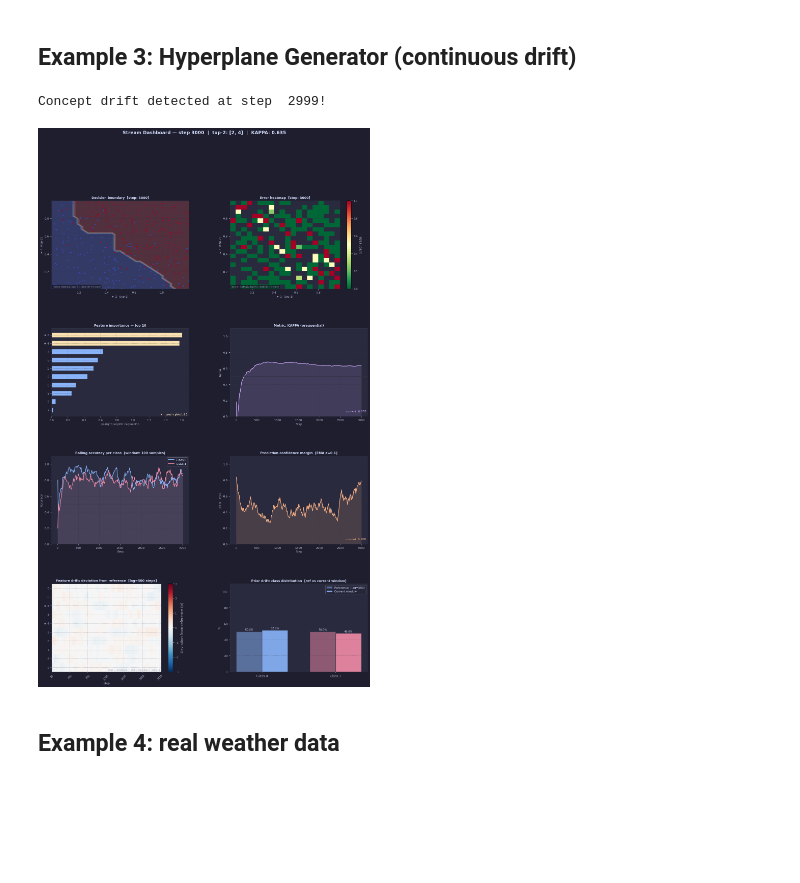
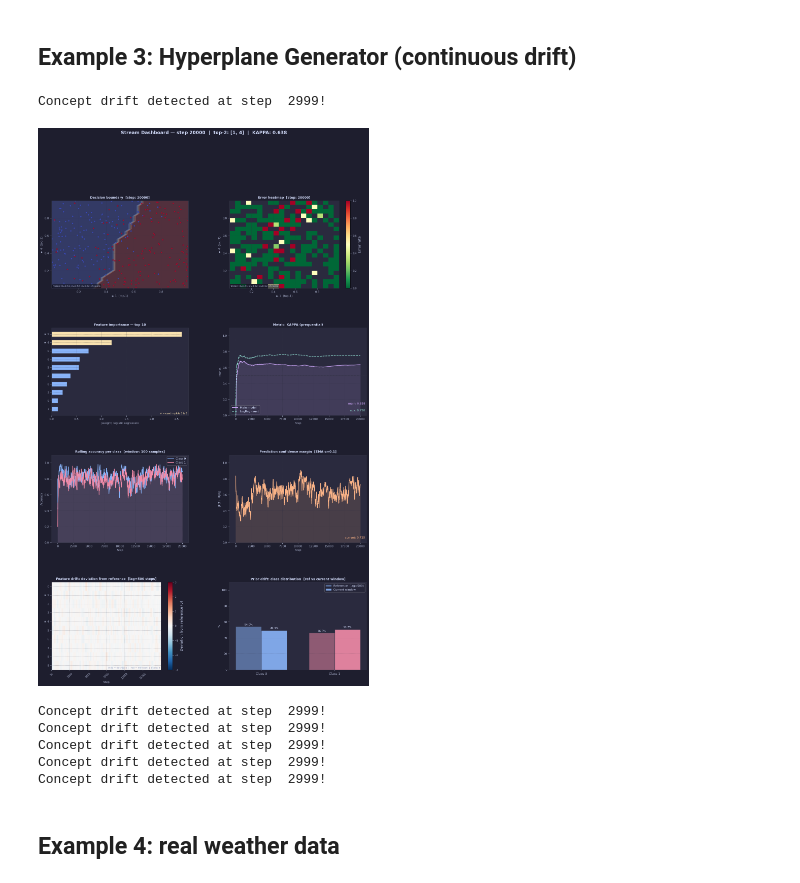
Before and after one commit to Bartekk17/data-streams-dashboard, a Jupyter notebook: Results.ipynb, the cells around one changed output. Saved outputs shown, nothing was run; the diff lists cells and outputs as text; code cells hidden in the pictures; blank space fills up the shorter version.

```diff
--- a/Results.ipynb
+++ b/Results.ipynb
@@ -413,7 +399,7 @@ class StreamDashboard:
                       color=COLORS["orange"], linewidth=1.5)
         self.ax6.fill_between(self.steps_hist, self.conf_margin_hist,
                                alpha=0.15, color=COLORS["orange"])
-        style_ax(self.ax6, "Prediction confidence margin  [EMA α=0.1]",
+        style_ax(self.ax6, "Prediction confidence margin (main model)  [EMA α=0.1]",
                  xlabel="Step", ylabel="|P(1) - P(0)|")
         self.ax6.set_ylim(0, 1.1)
         if self.conf_margin_hist:
@@ -601,26 +1075,31 @@ Concept drift detected at step 3936
 # %%
 model_hp = tree.HoeffdingAdaptiveTreeClassifier(seed=42)
 dashboard_hp = StreamDashboard(
     model_hp,
     feature_names=list(range(10)),
     metric_type='kappa',
     update_freq=100,
     top_n_features=10
 )
 adwin_synth = drift.ADWIN(delta=0.01)
 
 stream = synth.Hyperplane(seed=42, n_features=10, n_drift_features=5, mag_change=0.01)
 
-for x, y in stream.take(3000):
+for x, y in stream.take(20000):
     y_pred = model_hp.predict_one(x)
     adwin_synth.update(int(y_pred != y))
     if adwin_synth.drift_detected:
       print(f"Concept drift detected at step  {step}!")
     dashboard_hp.update(x, y, y_pred)
     model_hp.learn_one(x, y)
 # %% [output]
 Concept drift detected at step  2999!
-[figure, old version]
+[figure, new version]
+Concept drift detected at step  2999!
+Concept drift detected at step  2999!
+Concept drift detected at step  2999!
+Concept drift detected at step  2999!
+Concept drift detected at step  2999!
 # %% [markdown]
 ## Example 4: real weather data
 # %%
```
Also changed, not shown: parts of 5 cells of this notebook.
